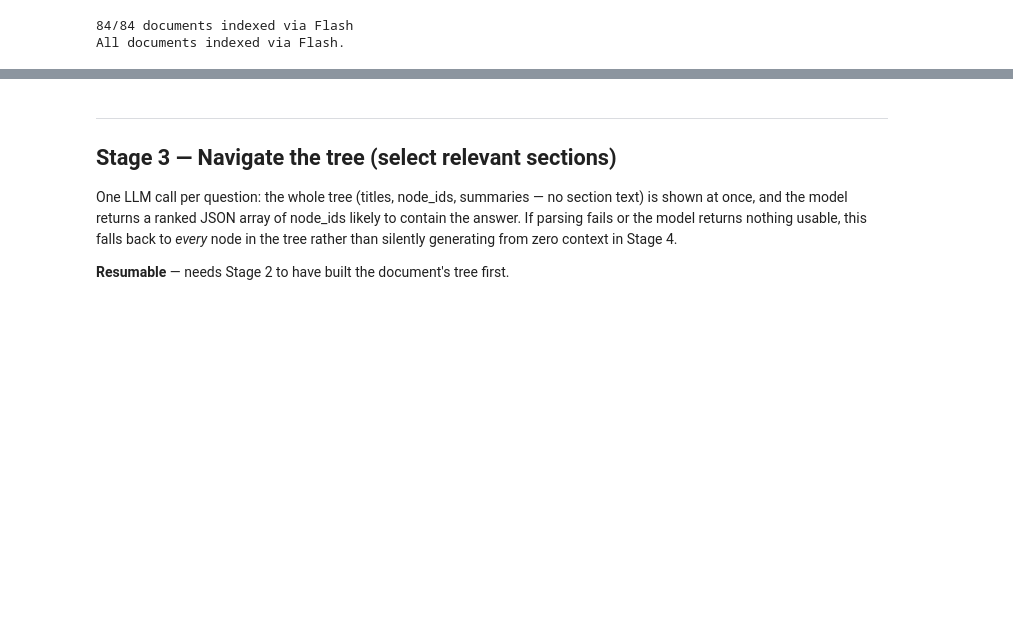
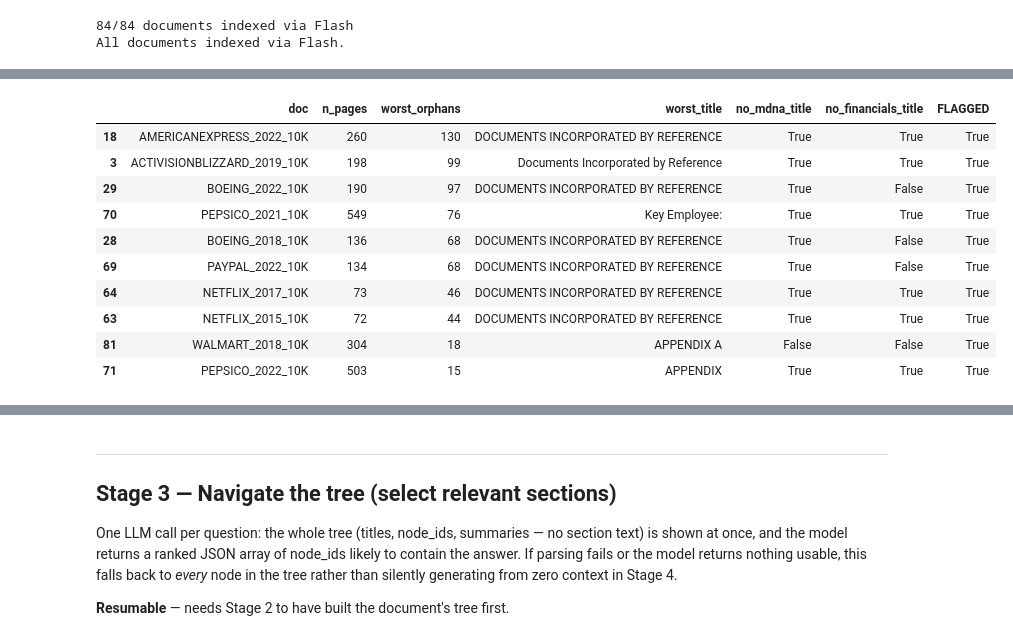
Before and after one commit to shaliqsv/financebench-rag-thesis, a Jupyter notebook: pipelines/vectorless_rag/vectorless_rag_pipeline.ipynb, the cells around one changed output, grey strips where cells are left out. Cells and saved outputs as stored; diff of their text form; code cells hidden in the pictures; blank space fills up the shorter version.

```diff
--- a/pipelines/vectorless_rag/vectorless_rag_pipeline.ipynb
+++ b/pipelines/vectorless_rag/vectorless_rag_pipeline.ipynb
@@ -625,0 +684,11 @@ flash (indexing_flash):
+# %%
+import datetime
+
+# Sanity check before rebuilding anything -- confirms these two trees are in
+# fact old enough to predate the workers=1 fix, not just coincidentally broken.
+for doc_name in ["3M_2018_10K", "3M_2022_10K"]:
+    p = tree_path(TREE_DIR_FLASH, doc_name)
+    if p.exists():
+        print(f"{doc_name}: tree file last modified {datetime.datetime.fromtimestamp(p.stat().st_mtime)}")
+    else:
+        print(f"{doc_name}: no tree file found")
@@ -625,0 +888,56 @@ flash (indexing_flash):
+# %%
+import re, pandas as pd
+
+def orphan_pages(node):
+    """Pages inside a node's range that none of its children cover."""
+    covered = set()
+    for ch in node.get("nodes", []):
+        covered.update(range(ch["start_index"], ch["end_index"] + 1))
+    return [p for p in range(node["start_index"], node["end_index"] + 1) if p not in covered]
+
+MDNA_RE = re.compile(r"management.s discussion|\bitem\s*7\b", re.I)
+FIN_RE  = re.compile(r"financial statements|\bitem\s*8\b|\bitem\s*15\b|balance sheet|statements? of (income|operations)", re.I)
+
+def audit_trees(tree_dir, doc_names, min_orphans=15):
+    rows = []
+    for d in doc_names:
+        if not is_tree_built(tree_dir, d):
+            continue
+        tree = load_tree(tree_dir, d)
+        titles, worst = [], {"orphans": 0, "title": ""}
+
+        def walk(nodes):
+            for n in nodes:
+                titles.append(n["title"])
+                if n.get("nodes"):
+                    k = len(orphan_pages(n))
+                    if k > worst["orphans"]:
+                        worst.update(orphans=k, title=n["title"][:50])
+                    walk(n["nodes"])
+        walk(tree["structure"])
+
+        is_filing = d.endswith(("10K", "10Q"))
+        no_mdna = is_filing and not any(MDNA_RE.search(t) for t in titles)
+        no_fin  = is_filing and not any(FIN_RE.search(t) for t in titles)
+        rows.append({
+            "doc": d, "n_pages": tree["n_pages"],
+            "worst_orphans": worst["orphans"], "worst_title": worst["title"],
+            "no_mdna_title": no_mdna, "no_financials_title": no_fin,
+            "FLAGGED": worst["orphans"] > min_orphans or (no_mdna and no_fin),
+        })
+    return pd.DataFrame(rows).sort_values("worst_orphans", ascending=False)
+
+audit = audit_trees(TREE_DIR_FLASH, doc_names)
+audit[audit["FLAGGED"]]
+# %% [output]
+|  | doc | n_pages | worst_orphans | worst_title | no_mdna_title | no_financials_title | FLAGGED |
+| 18 | AMERICANEXPRESS_2022_10K | 260 | 130 | DOCUMENTS INCORPORATED BY REFERENCE | True | True | True |
+| 3 | ACTIVISIONBLIZZARD_2019_10K | 198 | 99 | Documents Incorporated by Reference | True | True | True |
+| 29 | BOEING_2022_10K | 190 | 97 | DOCUMENTS INCORPORATED BY REFERENCE | True | False | True |
+| 70 | PEPSICO_2021_10K | 549 | 76 | Key Employee: | True | True | True |
+| 28 | BOEING_2018_10K | 136 | 68 | DOCUMENTS INCORPORATED BY REFERENCE | True | False | True |
+| 69 | PAYPAL_2022_10K | 134 | 68 | DOCUMENTS INCORPORATED BY REFERENCE | True | False | True |
+| 64 | NETFLIX_2017_10K | 73 | 46 | DOCUMENTS INCORPORATED BY REFERENCE | True | True | True |
+| 63 | NETFLIX_2015_10K | 72 | 44 | DOCUMENTS INCORPORATED BY REFERENCE | True | True | True |
+| 81 | WALMART_2018_10K | 304 | 18 | APPENDIX A | False | False | True |
+| 71 | PEPSICO_2022_10K | 503 | 15 | APPENDIX | True | True | True |
```
Also changed, not shown: parts of 56 cells of this notebook, 6 other files.
